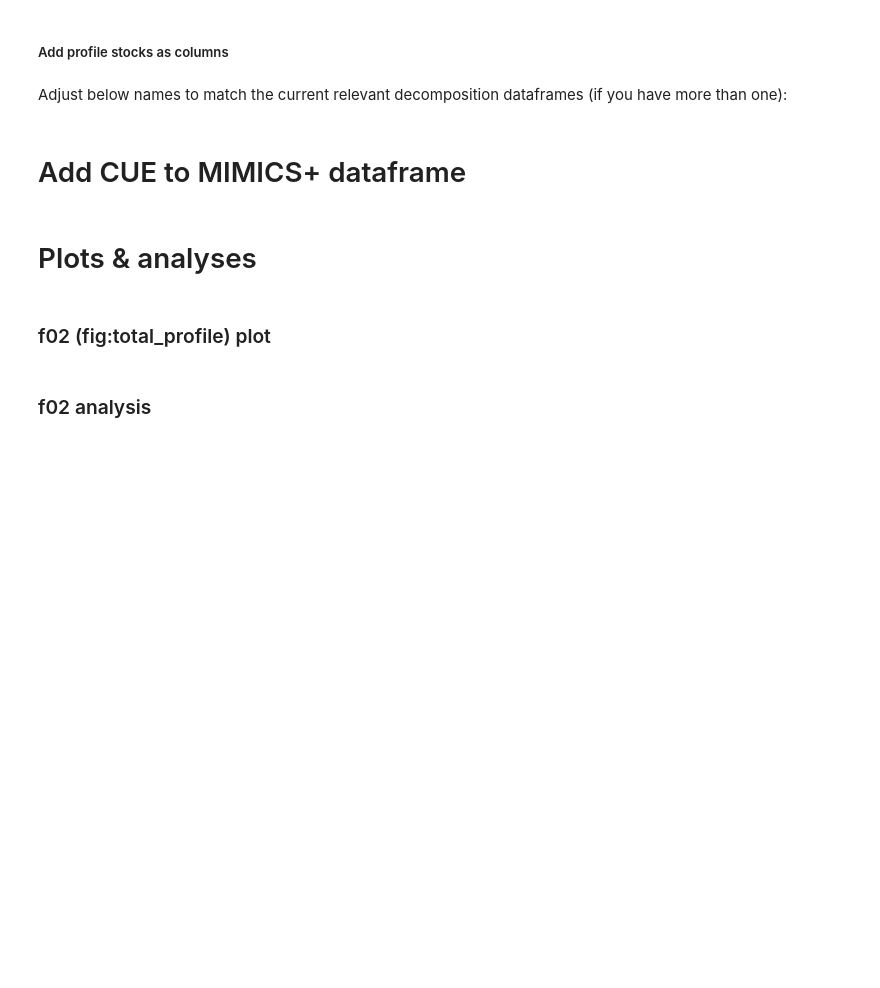
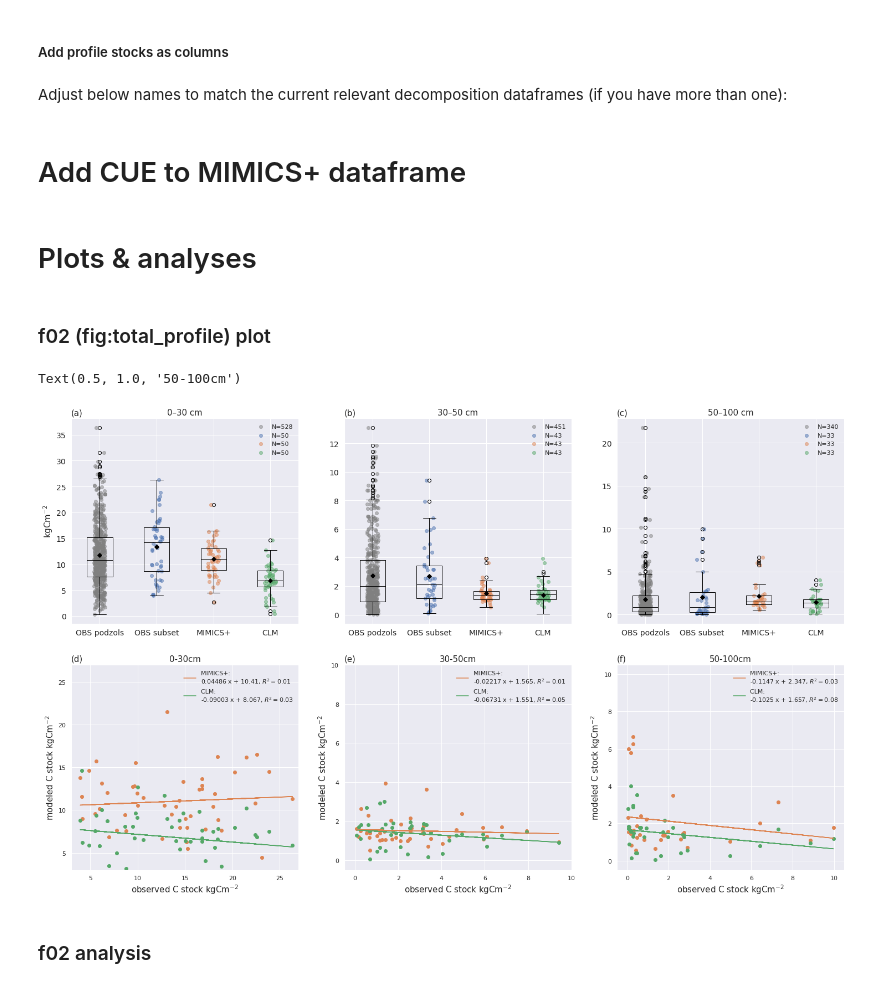
Before and after one commit to ecaas/MIMICSplus, a Jupyter notebook: doc/model_paper_plots_and_analysis.ipynb, the cells around one changed output. Cells and saved outputs as stored; diff of their text form; code cells hidden in the pictures; blank space fills up the shorter version.

Commit message:
Changes used in revision of GMD paper

```diff
--- a/doc/model_paper_plots_and_analysis.ipynb
+++ b/doc/model_paper_plots_and_analysis.ipynb
@@ -354,7 +368,7 @@ def import_decomp(path_of_directory,dir_list,file_ext,date_bool):
     return decomp_names,site_data
 # %%
 #List of strings, list of xarrays:
-decomp_names,decomp_data = import_decomp("/home/ecaas/paper_version/soil_decomp/results/",["default_run"],"_to1992.nc",True)
+decomp_names,decomp_data = import_decomp("/home/ecaas/paper_version/revised_simulations/",["default_revision_modmining"],"_to1992.nc",True)
 decomp_df,decomp_tmp_df = mf.make_decomp_df(decomp_data)
 # %% [markdown]
 #### Describe the different datasets:
@@ -561,7 +632,7 @@ all30_50  = [podz_wo_subset[podz_wo_subset.stock30_50 > 0].stock30_50, obs_subse
 all50_100 = [podz_wo_subset[podz_wo_subset.stock50_100 > 0].stock50_100, obs_subset[obs_subset.stock50_100 > 0].stock50_100,decomp_df[obs_subset.stock50_100 > 0].stock50_100,CLM_df[obs_subset.stock50_100 > 0].stock50_100]
 labels = ["OBS podzols","OBS subset","MIMICS+","CLM"]
 
-fig, (ax1,ax2,ax3) = plt.subplots(nrows=1, ncols=3, figsize=(25, 6))
+fig, ((ax1,ax2,ax3),(ax4,ax5,ax6)) = plt.subplots(nrows=2, ncols=3, figsize=(25, 15))
 
 ax1.boxplot(all30,labels = labels,vert=True,showmeans=True,
 medianprops={"color":"black"},meanprops={"marker":"D","markerfacecolor":"black","markeredgecolor":"black"});
@@ -571,34 +642,101 @@ ax1.set_ylabel("$\mathrm{kgC m^{-2}}$", fontsize=15);
 ax1.tick_params(axis='both', labelsize=14);ax1.grid(True)
 ax1.scatter(x=[1+random.uniform(-0.1, 0.1) for i in range(len(all30[0]))],y=all30[0], label = "N=%i"%len(all30[0]),alpha=0.5,color="gray")
 ax1.scatter(x=[2+random.uniform(-0.1, 0.1) for i in range(len(all30[2]))],y=all30[1], label = "N=%i"%len(all30[1]),alpha=0.5,color=colors[0])
 ax1.scatter(x=[3+random.uniform(-0.1, 0.1) for i in range(len(all30[1]))],y=all30[2], label = "N=%i"%len(all30[2]),alpha=0.5,color=colors[1])
 ax1.scatter(x=[4+random.uniform(-0.1, 0.1) for i in range(len(all30[3]))],y=all30[3], label = "N=%i"%len(all30[3]),alpha=0.5,color=colors[2])
 ax1.legend()
 
 ax2.boxplot(all30_50,labels = labels,vert=True,showmeans=True,
 medianprops={"color":"black"},meanprops={"marker":"D","markerfacecolor":"black","markeredgecolor":"black"});
 ax2.set_title(r"(b)",fontsize = 15, loc = "left")
 ax2.set_title("30–50 cm",fontsize = 15, loc = "center")
 ax2.tick_params(axis='both', labelsize=14)
 ax2.scatter(x=[1+random.uniform(-0.1, 0.1) for i in range(len(all30_50[0]))],y=all30_50[0], label = "N=%i"%len(all30_50[0]),alpha=0.5,color="gray")
 ax2.scatter(x=[2+random.uniform(-0.1, 0.1) for i in range(len(all30_50[1]))],y=all30_50[1], label = "N=%i"%len(all30_50[1]),alpha=0.5,color=colors[0])
 ax2.scatter(x=[3+random.uniform(-0.1, 0.1) for i in range(len(all30_50[2]))],y=all30_50[2], label = "N=%i"%len(all30_50[2]),alpha=0.5,color=colors[1])
 ax2.scatter(x=[4+random.uniform(-0.1, 0.1) for i in range(len(all30_50[3]))],y=all30_50[2], label = "N=%i"%len(all30_50[3]),alpha=0.5,color=colors[2])
 ax2.legend()
 
 
 ax3.boxplot(all50_100,labels = labels,vert=True,showmeans=True,
 medianprops={"color":"black"},meanprops={"marker":"D","markerfacecolor":"black","markeredgecolor":"black"});
 ax3.set_title(r"(c)",fontsize = 15, loc = "left")
 ax3.set_title("50–100 cm",fontsize = 15,loc="center")
 ax3.tick_params(axis='both', labelsize=14);ax3.grid(True)
 ax3.scatter(x=[1+random.uniform(-0.1, 0.1) for i in range(len(all50_100[0]))],y=all50_100[0], label = "N=%i"%len(all50_100[0]),alpha=0.5,color="gray")
 ax3.scatter(x=[2+random.uniform(-0.1, 0.1)for i in range(len(all50_100[1]))],y=all50_100[1], label = "N=%i"%len(all50_100[1]),alpha=0.5,color=colors[0])
 ax3.scatter(x=[3+random.uniform(-0.1, 0.1)for i in range(len(all50_100[2]))],y=all50_100[2], label = "N=%i"%len(all50_100[2]),alpha=0.5,color=colors[1])
 ax3.scatter(x=[4+random.uniform(-0.1, 0.1)for i in range(len(all50_100[3]))],y=all50_100[3], label = "N=%i"%len(all50_100[3]),alpha=0.5,color=colors[2])
 ax3.legend()
+###########################Scatterplots: #################################################
+#MIMICS+
+ax4.scatter(x= obs_subset.stock30,y= decomp_df.stock30,color=colors[1])
+ax4.set_title(r"(d)",fontsize = 15, loc = "left")
 
-plt.savefig("./figures/f02.pdf",bbox_inches="tight")
+z = np.polyfit(obs_subset.stock30, decomp_df.stock30, 1)
+p = np.poly1d(z)
+R2 = np.corrcoef(decomp_df.stock30,p(obs_subset.stock30))[0,1]**2
+#add trendline to plot
+ax4.plot(obs_subset.stock30, p(obs_subset.stock30),label="MIMICS+: "+str(p)+", $R^2=$"+str(round(R2,2)),color=colors[1])
+
+#CLM:
+ax4.scatter(x= obs_subset.stock30,y= CLM_df.stock30,color=colors[2])
+z = np.polyfit(obs_subset.stock30, CLM_df.stock30, 1)
+p = np.poly1d(z)
+R2 = np.corrcoef(CLM_df.stock30,p(obs_subset.stock30))[0,1]**2
+
+#add trendline to plot
+ax4.plot(obs_subset.stock30, p(obs_subset.stock30),label="CLM: "+str(p)+", $R^2=$"+str(round(R2,2)),color=colors[2])
+
+ax4.set_xlim(3,27)
+ax4.set_ylim(3,27)
+
+ax4.legend();ax4.set_xlabel("observed C stock $\mathrm{kgC m^{-2}}$",fontsize = 15);ax4.set_ylabel("modeled C stock $\mathrm{kgC m^{-2}}$",fontsize = 15);ax4.set_title("0-30cm", fontsize = 15)
+#30-50cm
+ax5.set_title(r"(e)",fontsize = 15, loc = "left")
+
+ax5.scatter(x= obs_subset[obs_subset.stock30_50 > 0].stock30_50,y= decomp_df[obs_subset.stock30_50 > 0].stock30_50,color=colors[1])
+z = np.polyfit(obs_subset[obs_subset.stock30_50 > 0].stock30_50, decomp_df[obs_subset.stock30_50 > 0].stock30_50, 1)
+p = np.poly1d(z)
+R2 = np.corrcoef(decomp_df[obs_subset.stock30_50 > 0].stock30_50,p(obs_subset[obs_subset.stock30_50 > 0].stock30_50))[0,1]**2
+#add trendline to plot
+ax5.plot(obs_subset[obs_subset.stock30_50 > 0].stock30_50, p(obs_subset[obs_subset.stock30_50 > 0].stock30_50),label="MIMICS+: "+str(p)+", $R^2=$"+str(round(R2,2)),color=colors[1])
+
+ax5.scatter(x= obs_subset[obs_subset.stock30_50 > 0].stock30_50,y= CLM_df[obs_subset.stock30_50 > 0].stock30_50,color=colors[2])
+z = np.polyfit(obs_subset[obs_subset.stock30_50 > 0].stock30_50, CLM_df[obs_subset.stock30_50 > 0].stock30_50, 1)
+p = np.poly1d(z)
+R2 = np.corrcoef(CLM_df[obs_subset.stock30_50 > 0].stock30_50,p(obs_subset[obs_subset.stock30_50 > 0].stock30_50))[0,1]**2
+#add trendline to plot
+ax5.plot(obs_subset[obs_subset.stock30_50 > 0].stock30_50, p(obs_subset[obs_subset.stock30_50 > 0].stock30_50),label="CLM: "+str(p)+", $R^2=$"+str(round(R2,2)),color=colors[2])
+
+ax5.set_xlim(-0.5,10)
+ax5.set_ylim(-0.5,10)
+ax5.legend();ax5.set_xlabel("observed C stock $\mathrm{kgC m^{-2}}$",fontsize = 15);ax5.set_ylabel("modeled C stock $\mathrm{kgC m^{-2}}$",fontsize = 15);ax5.set_title("30-50cm", fontsize = 15)
+
+#50-100cm
+ax6.set_title(r"(f)",fontsize = 15, loc = "left")
+
+ax6.scatter(x= obs_subset[(obs_subset.stock50_100 > 0)].stock50_100,y= decomp_df[obs_subset.stock50_100 > 0].stock50_100,color=colors[1])
+z = np.polyfit(obs_subset[(obs_subset.stock50_100 > 0)].stock50_100, decomp_df[(obs_subset.stock50_100 > 0)].stock50_100, 1)
+p = np.poly1d(z)
+R2 = np.corrcoef(decomp_df[obs_subset.stock50_100 > 0].stock50_100,p(obs_subset[obs_subset.stock50_100 > 0].stock50_100))[0,1]**2
+#add trendline to plot
+ax6.plot(obs_subset[(obs_subset.stock50_100 > 0)].stock50_100, p(obs_subset[(obs_subset.stock50_100 > 0)].stock50_100),label="MIMICS+: "+str(p)+", $R^2=$"+str(round(R2,2)),color=colors[1])
+
+ax6.scatter(x= obs_subset[(obs_subset.stock50_100 > 0)].stock50_100,y= CLM_df[(obs_subset.stock50_100 > 0)].stock50_100,color=colors[2])
+z = np.polyfit(obs_subset[(obs_subset.stock50_100 > 0)].stock50_100, CLM_df[(obs_subset.stock50_100 > 0)].stock50_100, 1)
+p = np.poly1d(z)
+R2 = np.corrcoef(CLM_df[obs_subset.stock50_100 > 0].stock50_100,p(obs_subset[obs_subset.stock50_100 > 0].stock50_100))[0,1]**2
+#add trendline to plot
+ax6.plot(obs_subset[(obs_subset.stock50_100 > 0)].stock50_100, p(obs_subset[(obs_subset.stock50_100 > 0)].stock50_100),label="CLM: "+str(p)+", $R^2=$"+str(round(R2,2)),color=colors[2])
+ax6.set_xlim(-0.5,10.5)
+ax6.set_ylim(-0.5,10.5)
+
+ax6.legend();ax6.set_xlabel("observed C stock $\mathrm{kgC m^{-2}}$",fontsize = 15);ax6.set_ylabel("modeled C stock $\mathrm{kgC m^{-2}}$",fontsize = 15);ax6.set_title("50-100cm",fontsize = 15)
+#plt.savefig("./f02.pdf",bbox_inches="tight")
+# %% [output]
+Text(0.5, 1.0, '50-100cm')
+[figure, added]
 # %% [markdown]
 ### f02 analysis
 # %%
```
Also changed, not shown: parts of 41 cells of this notebook, 4 other files.
